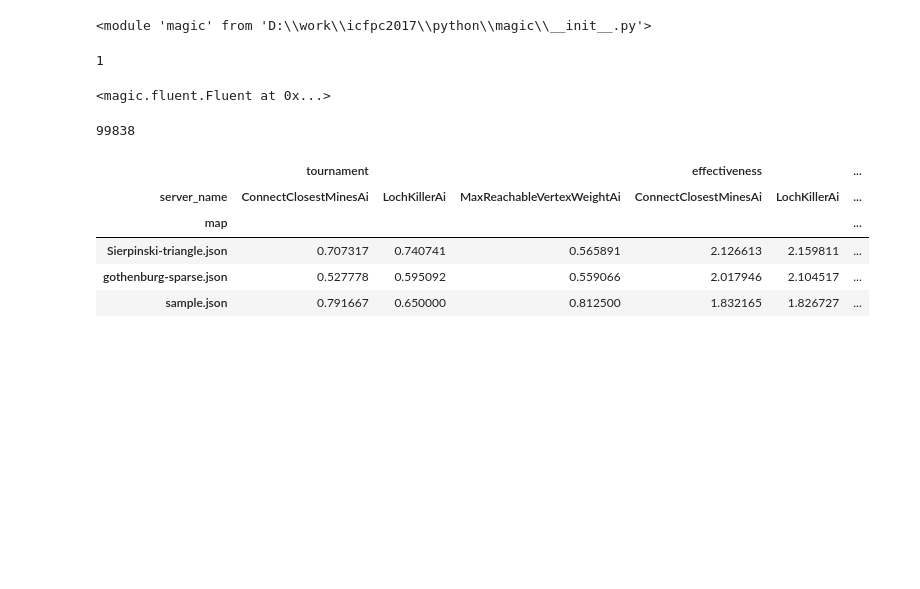
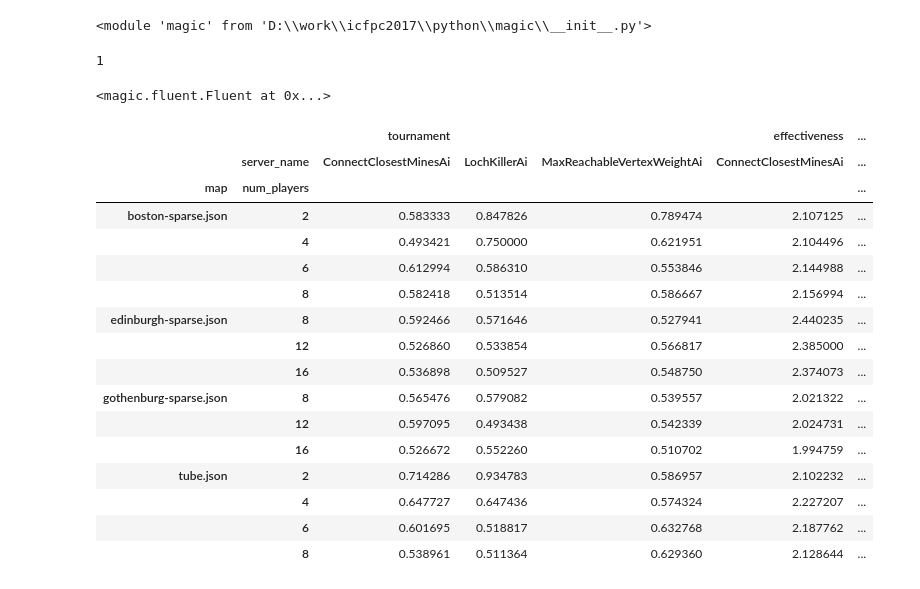
Before and after one commit to kontur-contests/icfpc2017-kontur-ru, a Jupyter notebook: python/HistoricalQualityControl.ipynb, the cells around one changed output. Drawn from its saved outputs; the diff is of its cells as text; code cells hidden in the pictures; blank space fills up the shorter version.

```diff
--- a/python/HistoricalQualityControl.ipynb
+++ b/python/HistoricalQualityControl.ipynb
@@ -8,37 +8,55 @@ import importlib
 importlib.reload(magic)
 # %% [output]
 <module 'magic' from 'D:\\work\\icfpc2017\\python\\magic\\__init__.py'>
-# %%
-runner = magic.Fluent()
-(runner
-     .create_historical_players(3)
-     .battles_on_map('sample.json', 2, 30)
-     .battles_on_map('Sierpinski-triangle.json', 3, 40)
-     .battles_on_map('gothenburg-sparse.json', 8, 60)
-     .experiment('Historical')
-     .run().dump().store_pointwise('historical.csv')
-)
-# %% [output]
-1
-<magic.fluent.Fluent at 0x...>
-# %%
-runner.token
-# %% [output]
-99838
+# %%
+runner = magic.Fluent()
+(runner
+     .create_historical_players(3)
+     .battles_on_map('gothenburg-sparse.json', 16, 30)
+     .battles_on_map('gothenburg-sparse.json', 12, 30)
+     .battles_on_map('gothenburg-sparse.json', 8, 30)
+     .battles_on_map('edinburgh-sparse.json', 16, 30)
+     .battles_on_map('edinburgh-sparse.json', 12, 30)
+     .battles_on_map('edinburgh-sparse.json', 8, 30)
+     .battles_on_map('boston-sparse.json',8,30)
+     .battles_on_map('boston-sparse.json',6,30)
+     .battles_on_map('boston-sparse.json',4,30)
+     .battles_on_map('boston-sparse.json',2,30)
+     .battles_on_map('tube.json',8,30)
+     .battles_on_map('tube.json',6,30)
+     .battles_on_map('tube.json',4,30)
+     .battles_on_map('tube.json',2,30)
+     .experiment('Historical')
+     .run().dump().store_pointwise('historical_2.csv')
+)
+# %% [output]
+1
+<magic.fluent.Fluent at 0x...>
 # %%
 
-data = pd.read_csv('historical.csv', index_col=False)
+data = pd.read_csv('historical_2.csv', index_col=False)
 
 data['tournament'] = data.tournament_scores/data.num_players
 data['effectiveness'] = np.log(data.scores+1)/np.log(data.map_rivers_count/data.num_players)
 # %%
 columns  = ['tournament', 'effectiveness','scores']
-groups = data.groupby(['server_name','map']).mean().loc[:,columns].reset_index()
-pd.pivot_table(groups, columns='server_name', index='map', values = columns)
+groups = data.groupby(['server_name','map','num_players']).mean().loc[:,columns].reset_index()
+pd.pivot_table(groups, columns='server_name', index=['map', 'num_players'], values = columns)
 # %% [output]
-|  | tournament |  |  | effectiveness |  | ... |
-| server_name | ConnectClosestMinesAi | LochKillerAi | MaxReachableVertexWeightAi | ConnectClosestMinesAi | LochKillerAi | ... |
-| map |  |  |  |  |  | ... |
-| Sierpinski-triangle.json | 0.707317 | 0.740741 | 0.565891 | 2.126613 | 2.159811 | ... |
-| gothenburg-sparse.json | 0.527778 | 0.595092 | 0.559066 | 2.017946 | 2.104517 | ... |
-| sample.json | 0.791667 | 0.650000 | 0.812500 | 1.832165 | 1.826727 | ... |
+|  |  | tournament |  |  | effectiveness | ... |
+|  | server_name | ConnectClosestMinesAi | LochKillerAi | MaxReachableVertexWeightAi | ConnectClosestMinesAi | ... |
+| map | num_players |  |  |  |  | ... |
+| boston-sparse.json | 2 | 0.583333 | 0.847826 | 0.789474 | 2.107125 | ... |
+|  | 4 | 0.493421 | 0.750000 | 0.621951 | 2.104496 | ... |
+|  | 6 | 0.612994 | 0.586310 | 0.553846 | 2.144988 | ... |
+|  | 8 | 0.582418 | 0.513514 | 0.586667 | 2.156994 | ... |
+| edinburgh-sparse.json | 8 | 0.592466 | 0.571646 | 0.527941 | 2.440235 | ... |
+|  | 12 | 0.526860 | 0.533854 | 0.566817 | 2.385000 | ... |
+|  | 16 | 0.536898 | 0.509527 | 0.548750 | 2.374073 | ... |
+| gothenburg-sparse.json | 8 | 0.565476 | 0.579082 | 0.539557 | 2.021322 | ... |
+|  | 12 | 0.597095 | 0.493438 | 0.542339 | 2.024731 | ... |
+|  | 16 | 0.526672 | 0.552260 | 0.510702 | 1.994759 | ... |
+| tube.json | 2 | 0.714286 | 0.934783 | 0.586957 | 2.102232 | ... |
+|  | 4 | 0.647727 | 0.647436 | 0.574324 | 2.227207 | ... |
+|  | 6 | 0.601695 | 0.518817 | 0.632768 | 2.187762 | ... |
+|  | 8 | 0.538961 | 0.511364 | 0.629360 | 2.128644 | ... |
```
Also changed, not shown: parts of 2 cells of this notebook, 2 other files.
